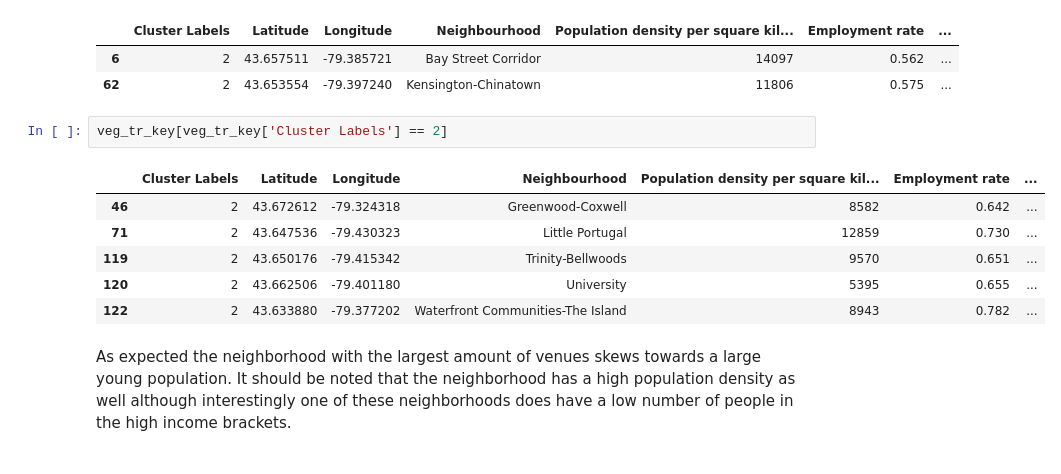
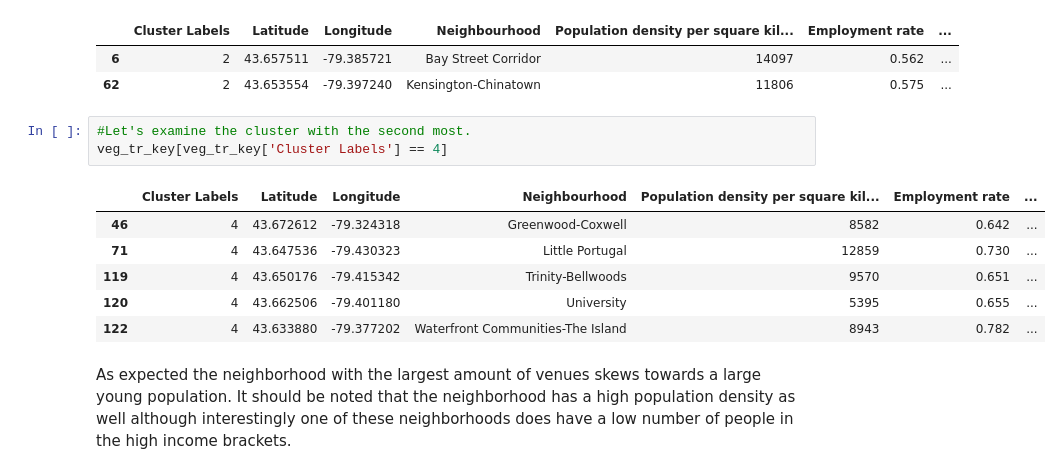
Before and after one commit to Thabetten/Capstone, a Jupyter notebook: Capstone - Meat and Dairty substitutes.ipynb, the cells around one changed output. Cells and saved outputs as stored; diff of their text form.

```diff
--- a/Capstone - Meat and Dairty substitutes.ipynb
+++ b/Capstone - Meat and Dairty substitutes.ipynb
@@ -693,15 +693,16 @@ veg_tr_key[veg_tr_key['Cluster Labels'] == 2]
 |  | Cluster Labels | Latitude | Longitude | Neighbourhood | Population density per square kil... | Employment rate | ... |
 | 6 | 2 | 43.657511 | -79.385721 | Bay Street Corridor | 14097 | 0.562 | ... |
 | 62 | 2 | 43.653554 | -79.397240 | Kensington-Chinatown | 11806 | 0.575 | ... |
-# %%
-veg_tr_key[veg_tr_key['Cluster Labels'] == 2]
-# %% [output]
-|  | Cluster Labels | Latitude | Longitude | Neighbourhood | Population density per square kil... | Employment rate | ... |
-| 46 | 2 | 43.672612 | -79.324318 | Greenwood-Coxwell | 8582 | 0.642 | ... |
-| 71 | 2 | 43.647536 | -79.430323 | Little Portugal | 12859 | 0.730 | ... |
-| 119 | 2 | 43.650176 | -79.415342 | Trinity-Bellwoods | 9570 | 0.651 | ... |
-| 120 | 2 | 43.662506 | -79.401180 | University | 5395 | 0.655 | ... |
-| 122 | 2 | 43.633880 | -79.377202 | Waterfront Communities-The Island | 8943 | 0.782 | ... |
+# %%
+#Let's examine the cluster with the second most.
+veg_tr_key[veg_tr_key['Cluster Labels'] == 4]
+# %% [output]
+|  | Cluster Labels | Latitude | Longitude | Neighbourhood | Population density per square kil... | Employment rate | ... |
+| 46 | 4 | 43.672612 | -79.324318 | Greenwood-Coxwell | 8582 | 0.642 | ... |
+| 71 | 4 | 43.647536 | -79.430323 | Little Portugal | 12859 | 0.730 | ... |
+| 119 | 4 | 43.650176 | -79.415342 | Trinity-Bellwoods | 9570 | 0.651 | ... |
+| 120 | 4 | 43.662506 | -79.401180 | University | 5395 | 0.655 | ... |
+| 122 | 4 | 43.633880 | -79.377202 | Waterfront Communities-The Island | 8943 | 0.782 | ... |
 # %% [markdown]
 As expected the neighborhood with the largest amount of venues skews towards a large young population. It should be noted that the neighborhood has a high population density as well although interestingly one of these neighborhoods does have a low number of people in the high income brackets.
 # %%
```
Also changed, not shown: parts of 1 cell of this notebook.
